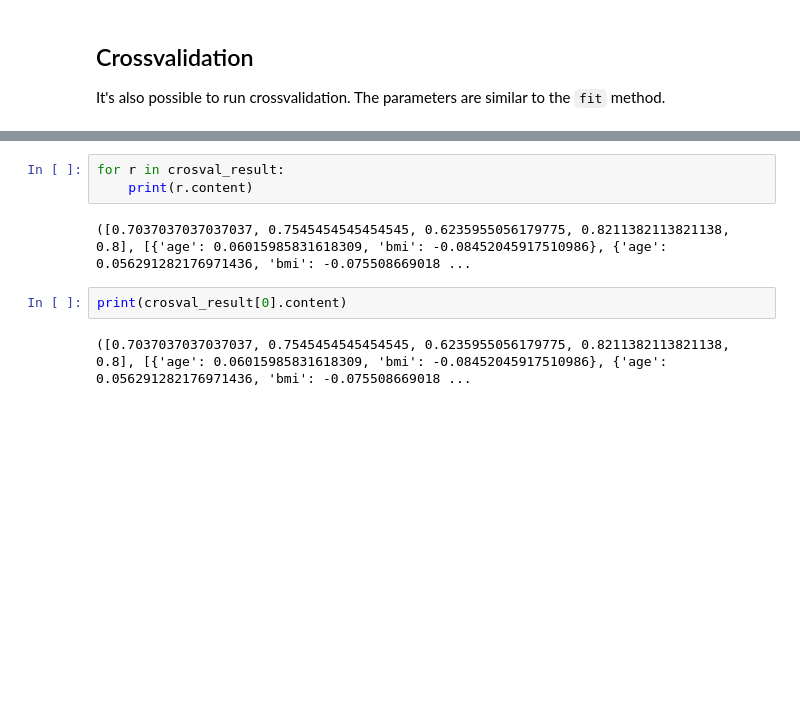
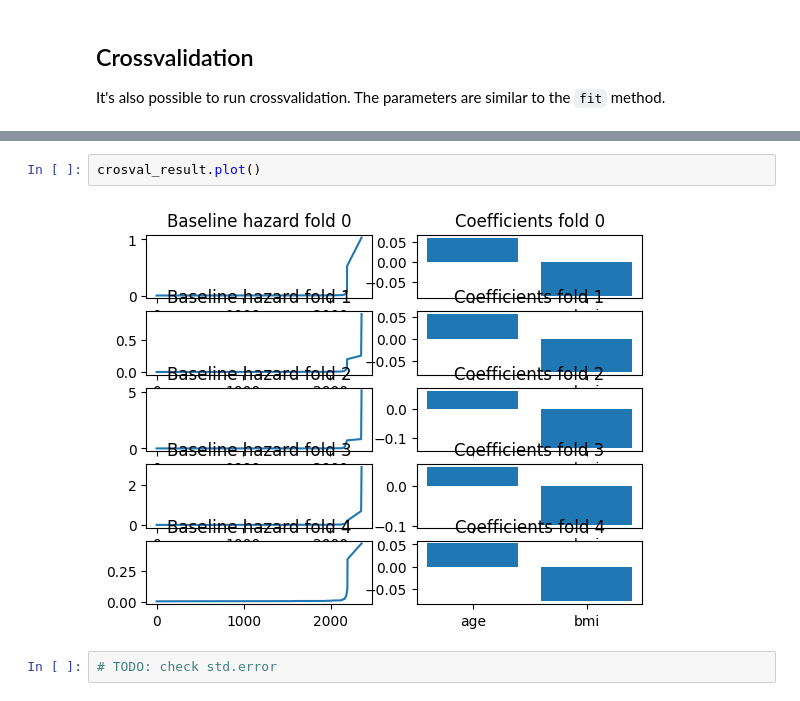
Before and after one commit to CARRIER-project/verticox, a Jupyter notebook: demo.ipynb, the cells around one changed output, grey strips where cells are left out. Cells and saved outputs as stored; diff of their text form; blank space fills up the shorter version.

Commit message:
Fixed crossval plot

```diff
--- a/demo.ipynb
+++ b/demo.ipynb
@@ -252,11 +271,8 @@ Decrypted shared key: b'\xf6i\xcc\xf4\x94h\xbc:<_[\xd3\x1b\xdaVlWje[k;\xf8\x9a\x
 No data format specified. Assuming input data is pickle format
 Received a result
-# %%
-for r in crosval_result:
-    print(r.content)
-# %% [output]
-([0.7037037037037037, 0.7545454545454545, 0.6235955056179775, 0.8211382113821138, 0.8], [{'age': 0.06015985831618309, 'bmi': -0.08452045917510986}, {'age': 0.056291282176971436, 'bmi': -0.075508669018 ...
-# %%
-print(crosval_result[0].content)
-# %% [output]
-([0.7037037037037037, 0.7545454545454545, 0.6235955056179775, 0.8211382113821138, 0.8], [{'age': 0.06015985831618309, 'bmi': -0.08452045917510986}, {'age': 0.056291282176971436, 'bmi': -0.075508669018 ...
+# %%
+crosval_result.plot()
+# %% [output]
+[figure, added]
+# %%
+# TODO: check std.error
```
Also changed, not shown: parts of 13 cells of this notebook, 2 other files.
